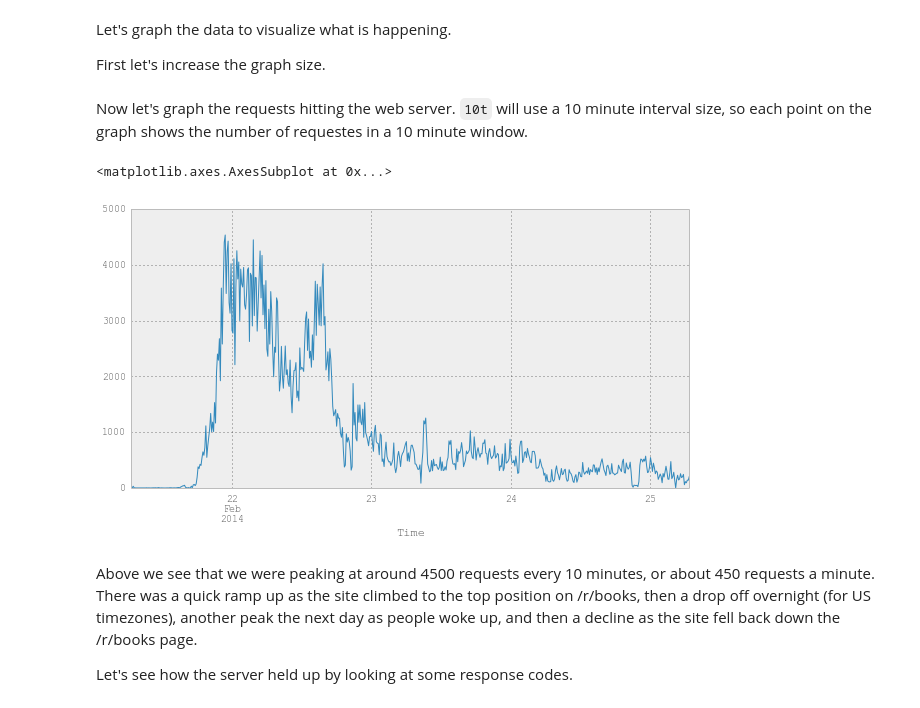
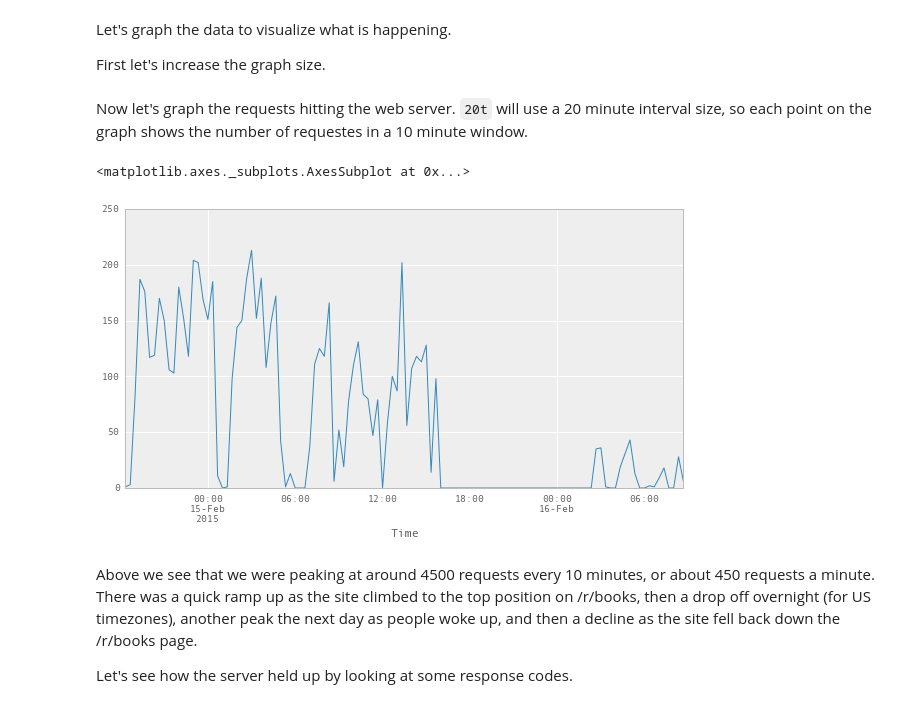
Before and after one commit to nicolasgo/_pmx, a Jupyter notebook: nginx-log-analysis.ipynb, the cells around one changed output. Saved outputs shown, nothing was run; the diff lists cells and outputs as text; code cells hidden in the pictures.

```diff
--- a/nginx-log-analysis.ipynb
+++ b/nginx-log-analysis.ipynb
@@ -46,10 +48,18 @@ First of all let's get a sample line out of the `access.log` and try to parse it
     User-agent  - the browser identification string
     %V          - the server name according to the UseCanonicalName setting
 # %%
-sample_string = '178.137.91.215 - - [21/Feb/2014:06:44:53 +0000] "GET /work/homepages-maths-year-6/ HTTP/1.0" \
-200 10427 "http://authoralcove.com/work/homepages-maths-year-6/" "Opera/9.80 (Windows NT 6.1; WOW64; U; ru) \
-Presto/2.10.289 Version/12.00" "-"'
-nformat = r'%h %l %u %t \"%r\" %>s %b \"%i\" \"%{User-Agent}i\" \"%V\"'
+#sample_string = '178.137.91.215 - - [21/Feb/2014:06:44:53 +0000] "GET /work/homepages-maths-year-6/ HTTP/1.0" \
+#200 10427 "http://authoralcove.com/work/homepages-maths-year-6/" "Opera/9.80 (Windows NT 6.1; WOW64; U; ru) \
+#Presto/2.10.289 Version/12.00" "-"'
+#nformat = r'%h %l %u %t \"%r\" %>s %b \"%i\" \"%{User-Agent}i\" \"%V\"'
+
+# http://httpd.apache.org/docs/2.2/mod/mod_log_config.html#formats
+
+sample_string = '189.254.162.19 189.254.162.19 - [14/Feb/2015:21:38:28 -0500] "GET /profile/14119369/inbox HTTP/1.1" 200 3040 \
+"http://mx.plugger.com/home/plugger" "Mozilla/5.0 (Linux; U; Android 4.4.2; es-sa; LG-D320 Build/KOT49I.V10a) AppleWebKit/537.36 (KHTML, like Gecko) Version/4.0 Chrome/30.0.1599.103 Mobile Safari/537.36" \
+526142530854 BDFEA213B8166CA395DE005054E006A2 "-"'
+nformat = r'%h %l %u %t \"%r\" %>s %b \"%i\" \"%{User-Agent}i\" %{msisdn}b %{hexa}i \"%V\"'
+
 p = apachelog.parser(nformat)
 data = p.parse(sample_string)
 data
@@ -124,5 +117,5 @@ df[0:2]
 # %%
 df = df.rename(columns={'%>s': 'Status', '%b':'b',
-                        '%r':'Request', '%t': 'Time'})
+                        '%r':'Request', '%t': 'Time', '%{msisdn}b': 'msisdn'})
 df[0:2]
 # %% [output]
@@ -136,6 +128,7 @@ Massage the data a bit more so that the access time is a `datetime`, status is a
 df.index = pd.to_datetime(df.pop('Time'))
 # %%
 df['Status'] = df['Status'].astype('int')
+df['b'] = df['b'].astype('int')
 # %%
 def dash2nan(x):
     if x == '-':
@@ -155,13 +148,13 @@ First let's increase the graph size.
 from pylab import *
 rcParams['figure.figsize'] = 10, 5 # width, height in inches
 # %% [markdown]
-Now let's graph the requests hitting the web server. `10t` will use a 10 minute interval size, so each point on the graph shows the number of requestes in a 10 minute window.
+Now let's graph the requests hitting the web server. `20t` will use a 20 minute interval size, so each point on the graph shows the number of requestes in a 10 minute window.
 # %%
-df_s = df['Status'].resample('10t', how='count')
+df_s = df['Status'].resample('20t', how='count')
 df_s.plot()
 # %% [output]
-<matplotlib.axes.AxesSubplot at 0x...>
+<matplotlib.axes._subplots.AxesSubplot at 0x...>
-[figure, old version]
+[figure, new version]
 # %% [markdown]
 Above we see that we were peaking at around 4500 requests every 10 minutes, or about 450 requests a minute. There was a quick ramp up as the site climbed to the top position on /r/books, then a drop off overnight (for US timezones), another peak the next day as people woke up, and then a decline as the site fell back down the /r/books page.
 
```
Also changed, not shown: parts of 22 cells of this notebook.
